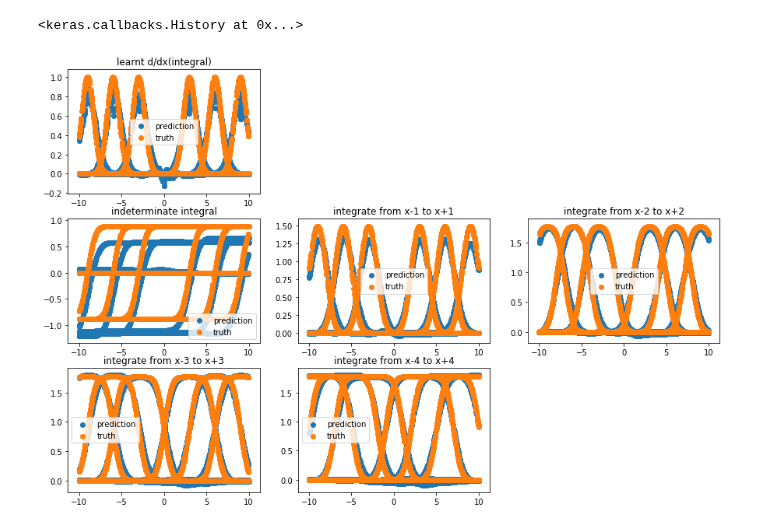
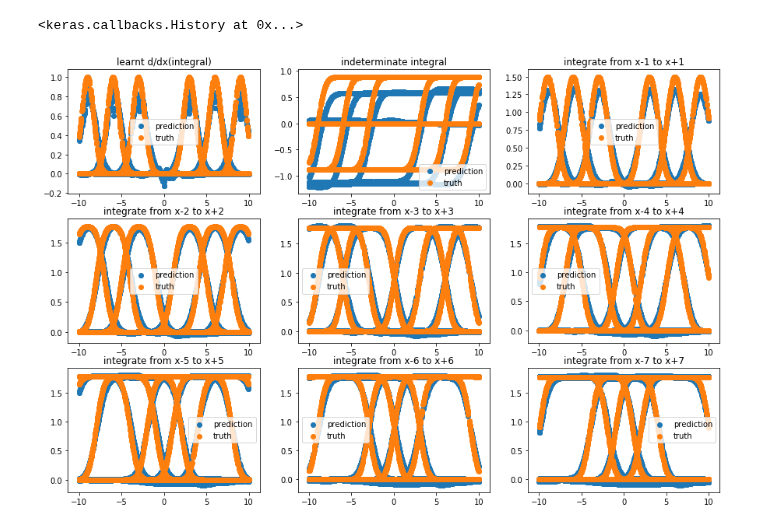
Before and after one commit to mammalwong/ml-study, a Jupyter notebook: integralnet-3.ipynb, the cells around one changed output. Cells and saved outputs as stored; diff of their text form; code cells hidden in the pictures.

```diff
--- a/integralnet-3.ipynb
+++ b/integralnet-3.ipynb
@@ -103,26 +103,28 @@ Epoch 00200: ReduceLROnPlateau reducing learning rate to 1.999933168284379e-42.
 # %%
 plt.figure(figsize=(15,10))
 plt.subplot(3,3,1)
 plt.title('learnt d/dx(integral)')
 plt.scatter(xtest[:,0], M_DIntegral.predict(xtest), label='prediction')
 plt.scatter(xtest[:,0], lambda_F(*np.hsplit(xtest, 4)), label='truth')
 plt.legend()
-plt.subplot(3,3,4)
+plt.subplot(3,3,2)
 plt.title('indeterminate integral')
 plt.scatter(xtest[:,0], M_Integral.predict(xtest), label='prediction')
 plt.scatter(xtest[:,0], lambda_iF(*np.hsplit(xtest, 4)), label='truth')
 plt.legend()
-for i in range(4):
-    D = i+1
-    plt.subplot(3,3,i+5)
+for i in range(7):
+    D = (i+1)
+    plt.subplot(3,3,i+3)
     plt.title(f'integrate from x-{D} to x+{D}')
     plt.scatter(xtest[:,0],
                 M_Integral.predict(np.hstack([xtest[:,:1] + D, *np.hsplit(xtest[:,1:], 3)])) - \
-                M_Integral.predict(np.hstack([xtest[:,:1] - D, *np.hsplit(xtest[:,1:], 3)])), label='prediction')
+                M_Integral.predict(np.hstack([xtest[:,:1] - D, *np.hsplit(xtest[:,1:], 3)])),
+                label='prediction')
     plt.scatter(xtest[:,0],
                 lambda_iF(xtest[:,:1] + D, *np.hsplit(xtest[:,1:], 3)) - \
-                lambda_iF(xtest[:,:1] - D, *np.hsplit(xtest[:,1:], 3)), label='truth')
+                lambda_iF(xtest[:,:1] - D, *np.hsplit(xtest[:,1:], 3)),
+                label='truth')
     plt.legend()
 plt.show()
 # %% [output]
-[figure, old version]
+[figure, new version]
```
